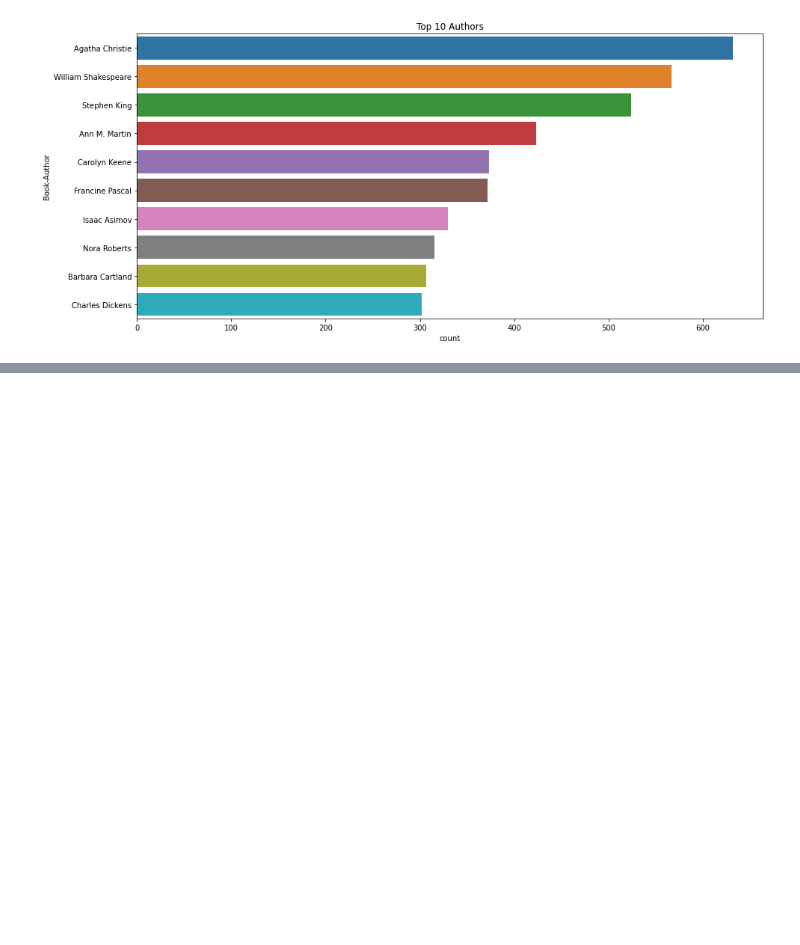
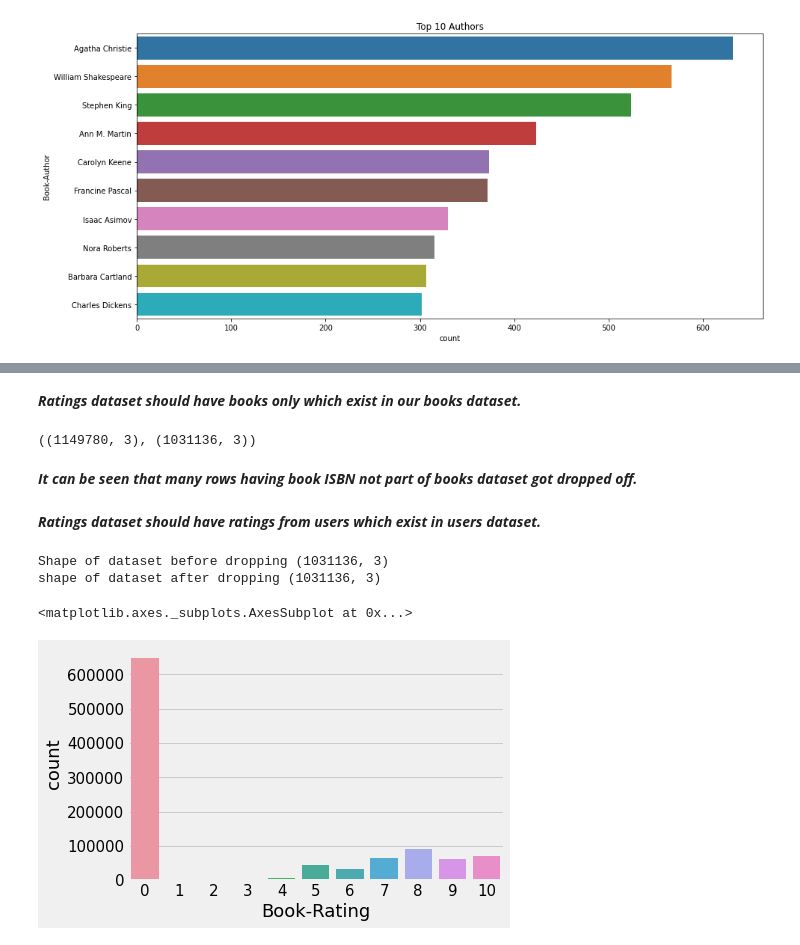
Before and after one commit to vivvvek24/Book-Recommendation-System, a Jupyter notebook: Book_Recommendation_System.ipynb, the cells around one changed output, grey strips where cells are left out. Cells and saved outputs as stored; diff of their text form; code cells hidden in the pictures; blank space fills up the shorter version.

```diff
--- a/Book_Recommendation_System.ipynb
+++ b/Book_Recommendation_System.ipynb
@@ -312,0 +401,3 @@ The top three author includes Agatha Christie, William Shakespeare and Stephen K
+# %%
+#Filling Nan of Publisher with others
+books.Publisher.fillna('other',inplace=True)
@@ -312,0 +410,3 @@ The top three author includes Agatha Christie, William Shakespeare and Stephen K
+# %%
+#Filling Nan of Book-Author with others
+books['Book-Author'].fillna('other',inplace=True)
@@ -312,0 +434,24 @@ The top three author includes Agatha Christie, William Shakespeare and Stephen K
+# %% [markdown]
+***Ratings dataset should have books only which exist in our books dataset.***
+# %%
+ratings_new = ratings[ratings.ISBN.isin(books.ISBN)]
+ratings.shape,ratings_new.shape
+# %% [output]
+((1149780, 3), (1031136, 3))
+# %% [markdown]
+***It can be seen that many rows having book ISBN not part of books dataset got dropped off.***
+# %% [markdown]
+***Ratings dataset should have ratings from users which exist in users dataset.***
+# %%
+print("Shape of dataset before dropping",ratings_new.shape)
+ratings_new = ratings_new[ratings_new['User-ID'].isin(users['User-ID'])]
+print("shape of dataset after dropping",ratings_new.shape)
+# %% [output]
+Shape of dataset before dropping (1031136, 3)
+shape of dataset after dropping (1031136, 3)
+# %%
+plt.figure(figsize=(10,4))
+sns.countplot(x='Book-Rating' , data= ratings_new)
+# %% [output]
+<matplotlib.axes._subplots.AxesSubplot at 0x...>
+[figure, added]
```
Also changed, not shown: parts of 19 cells of this notebook.
